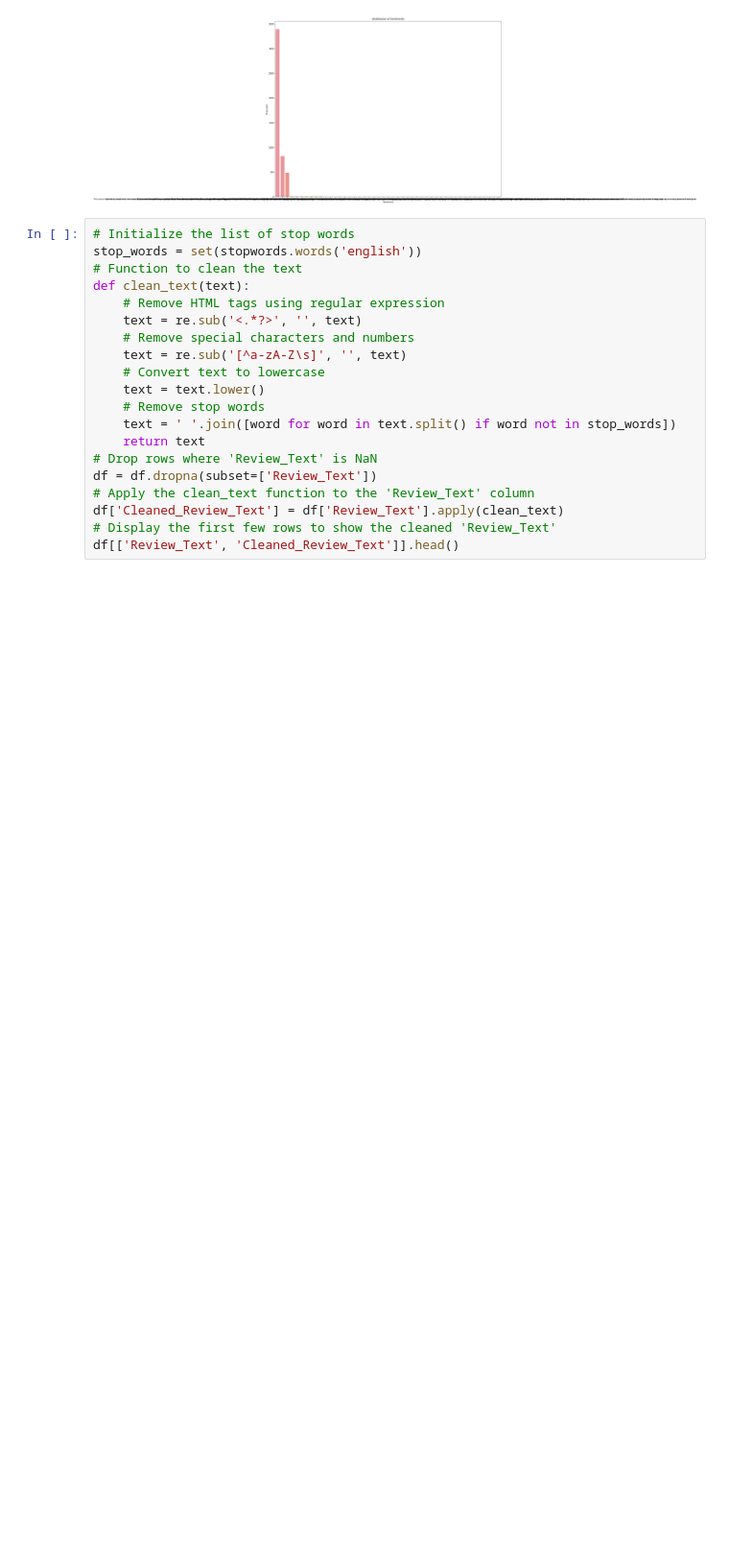
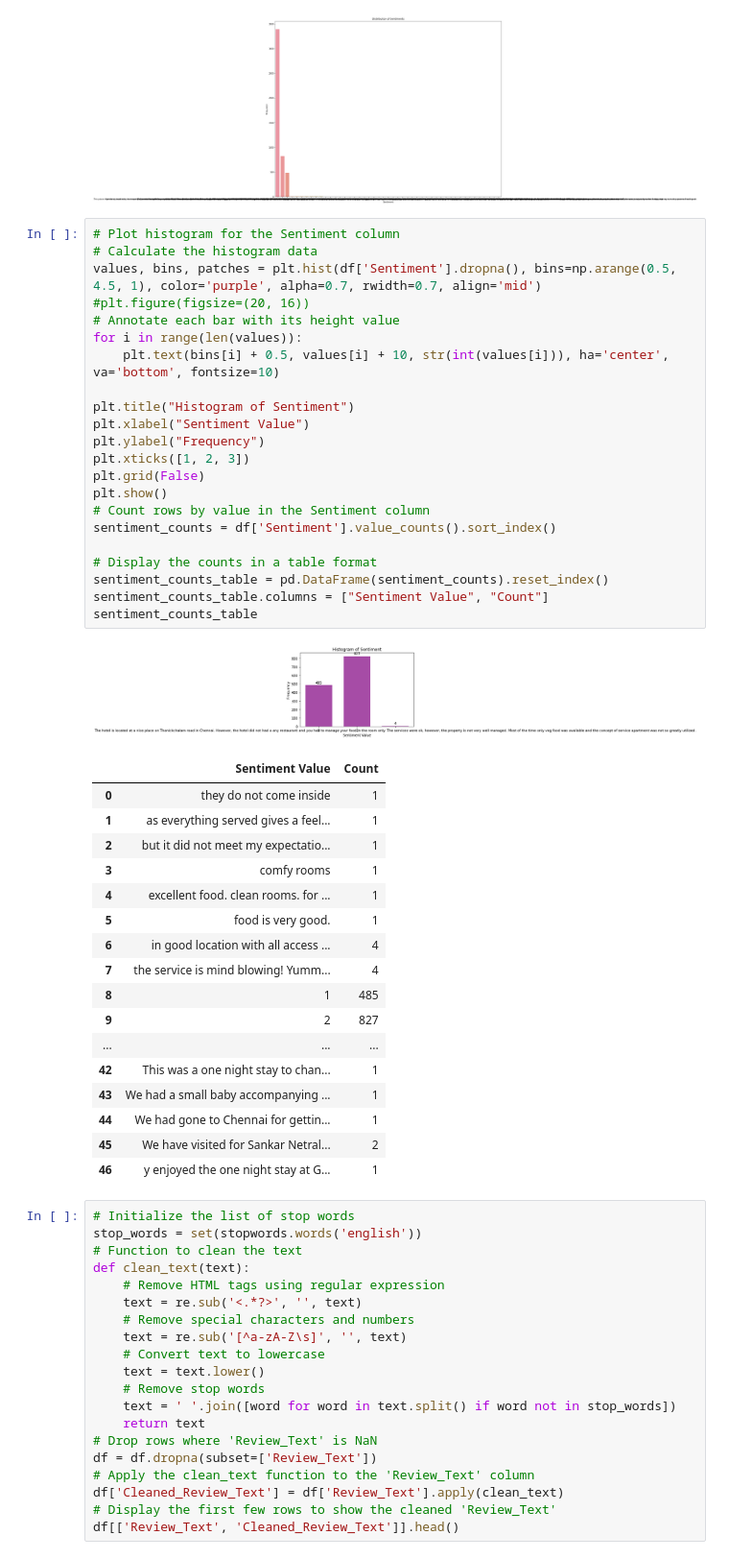
Before and after one commit to sunilmittal22/Chennai-City-Hotel-Reviews, a Jupyter notebook: NLP Assignment 2.ipynb, the cells around one changed output. Shown at 96% size. Drawn from its saved outputs; the diff is of its cells as text; blank space fills up the shorter version.

```diff
--- a/NLP Assignment 2.ipynb
+++ b/NLP Assignment 2.ipynb
@@ -83,6 +135,47 @@ else:
     plot_message
 # %% [output]
 [figure]
+# %%
+# Plot histogram for the Sentiment column
+# Calculate the histogram data
+values, bins, patches = plt.hist(df['Sentiment'].dropna(), bins=np.arange(0.5, 4.5, 1), color='purple', alpha=0.7, rwidth=0.7, align='mid')
+#plt.figure(figsize=(20, 16))
+# Annotate each bar with its height value
+for i in range(len(values)):
+    plt.text(bins[i] + 0.5, values[i] + 10, str(int(values[i])), ha='center', va='bottom', fontsize=10)
+
+plt.title("Histogram of Sentiment")
+plt.xlabel("Sentiment Value")
+plt.ylabel("Frequency")
+plt.xticks([1, 2, 3])
+plt.grid(False)
+plt.show()
+# Count rows by value in the Sentiment column
+sentiment_counts = df['Sentiment'].value_counts().sort_index()
+
+# Display the counts in a table format
+sentiment_counts_table = pd.DataFrame(sentiment_counts).reset_index()
+sentiment_counts_table.columns = ["Sentiment Value", "Count"]
+sentiment_counts_table
+# %% [output]
+[figure, added]
+|  | Sentiment Value | Count |
+| 0 | they do not come inside | 1 |
+| 1 | as everything served gives a feel... | 1 |
+| 2 | but it did not meet my expectatio... | 1 |
+| 3 | comfy rooms | 1 |
+| 4 | excellent food. clean rooms. for ... | 1 |
+| 5 | food is very good. | 1 |
+| 6 | in good location with all access ... | 4 |
+| 7 | the service is mind blowing! Yumm... | 4 |
+| 8 | 1 | 485 |
+| 9 | 2 | 827 |
+| ... | ... | ... |
+| 42 | This was a one night stay to chan... | 1 |
+| 43 | We had a small baby accompanying ... | 1 |
+| 44 | We had gone to Chennai for gettin... | 1 |
+| 45 | We have visited for Sankar Netral... | 2 |
+| 46 | y enjoyed the one night stay at G... | 1 |
 # %%
 # Initialize the list of stop words
 stop_words = set(stopwords.words('english'))
```
Also changed, not shown: parts of 9 cells of this notebook, 1 other file.
